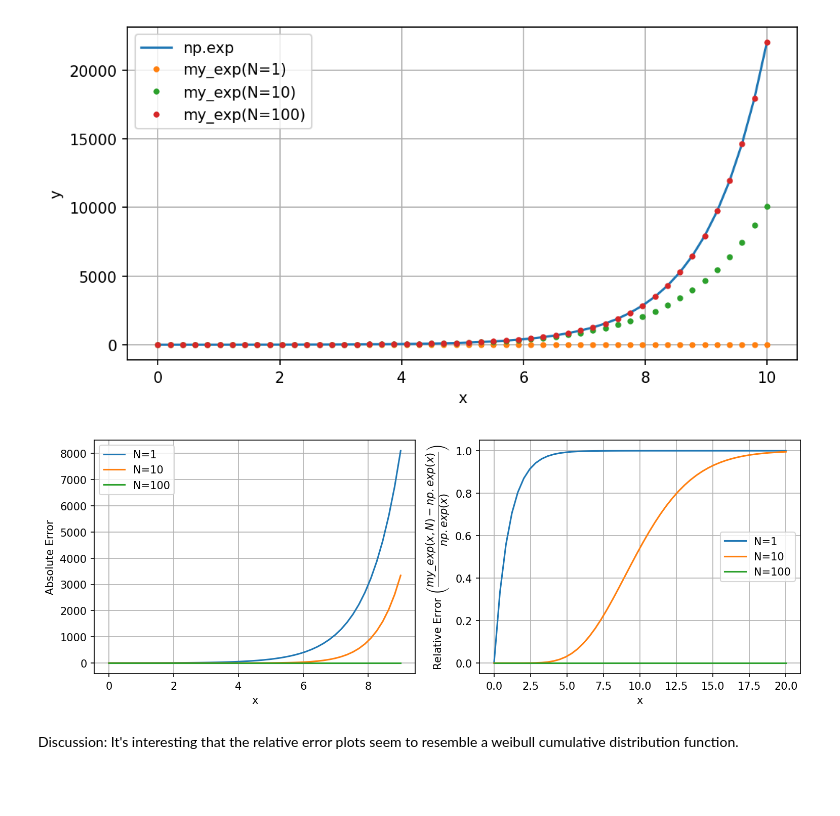
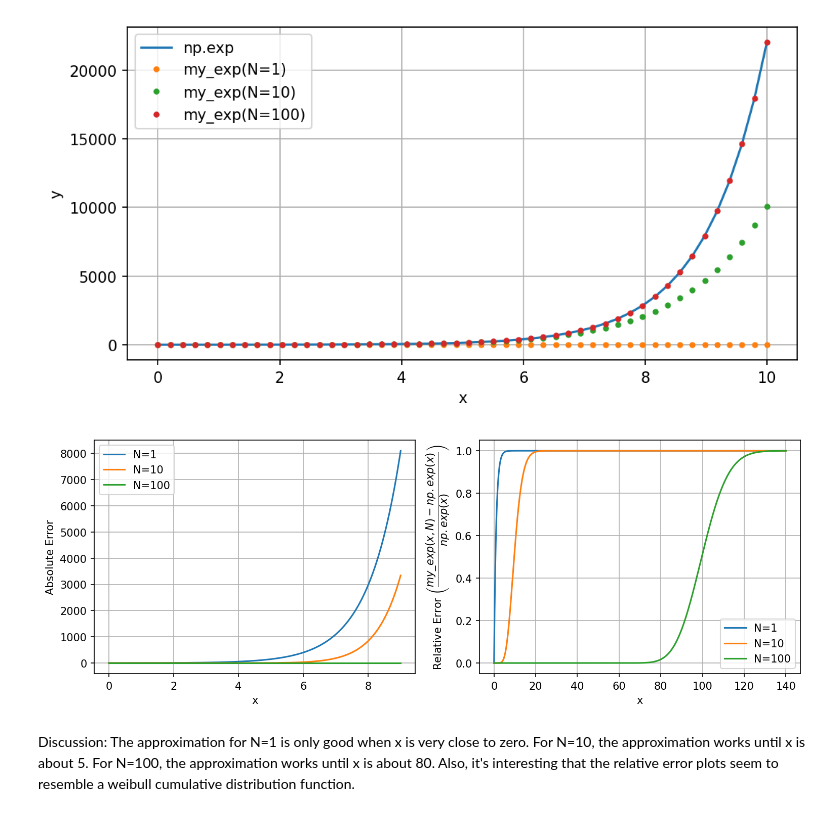
Before and after one commit to gkerr708/PHYC_2050, a Jupyter notebook: Assignments/Assignment3/gavin_kerr_assignment3.ipynb, the cells around one changed output. Cells and saved outputs as stored; diff of their text form; code cells hidden in the pictures; blank space fills up the shorter version.

Commit message:
Changed the range of x values for the last plot

```diff
--- a/Assignments/Assignment3/gavin_kerr_assignment3.ipynb
+++ b/Assignments/Assignment3/gavin_kerr_assignment3.ipynb
@@ -108,24 +108,24 @@ plt.show()
 [figure]
 # %%
 N_list = [1, 10, 100] # create a list of values for N
-x_range_abs = np.linspace(0, 9, 50) # create two lists of x values for plotting
-x_range_rel = np.linspace(0, 20, 50)
+x_range_abs = np.linspace(0, 9, 500) # create two lists of x values for plotting
+x_range_rel = np.linspace(0, 140, 500)
 fig, axes = plt.subplots(1,2, figsize=(12,4), dpi=150) # initialize figure
 for N in N_list: # loop through all of the values for N
     abs_error_lst =  [abs(np.exp(x) - my_exp(x, N)) for x in x_range_abs] # append the absolute error to list
     relative_error_lst = [abs((my_exp(x, N) - np.exp(x))/np.exp(x)) for x in x_range_rel] # append the relative error to list
     axes[0].plot(x_range_abs, abs_error_lst, label="N={}".format(N)) # plot error as a function of x for each N
     axes[1].plot(x_range_rel, relative_error_lst, label="N={}".format(N)) # plot error as a function of x for each N
 axes[0].set_xlabel("x")
 axes[0].set_ylabel("Absolute Error")
 axes[0].legend()
+axes[0].grid()
 axes[1].set_xlabel("x")
 axes[1].set_ylabel(r"Relative Error $\left(\dfrac{my\_exp(x, N) - np.exp(x)}{np.exp(x)}\right)$")
 axes[1].legend()
-axes[0].grid()
 axes[1].grid()
 plt.show()
 # %% [output]
-[figure, old version]
+[figure, new version]
-# %% [markdown]
-Discussion: It's interesting that the relative error plots seem to resemble a weibull cumulative distribution function.
+# %% [markdown]
+Discussion: The approximation for N=1 is only good when x is very close to zero. For N=10, the approximation works until x is about 5. For N=100, the approximation works until x is about 80. Also, it's interesting that the relative error plots seem to resemble a weibull cumulative distribution function.
```
